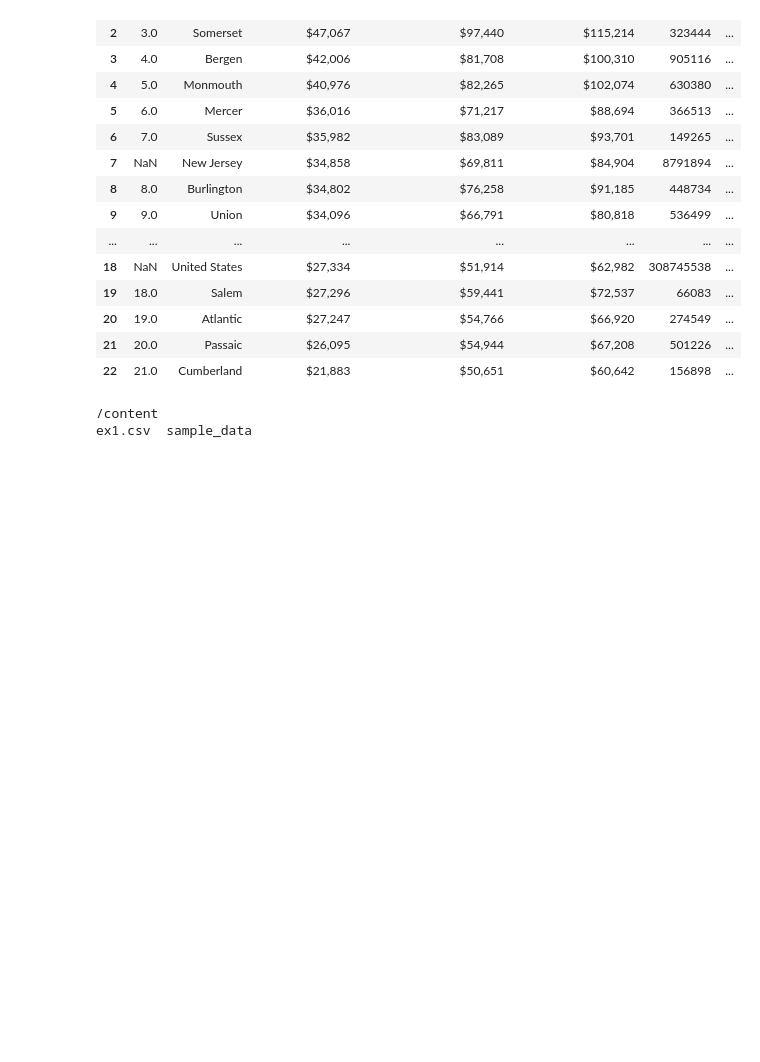
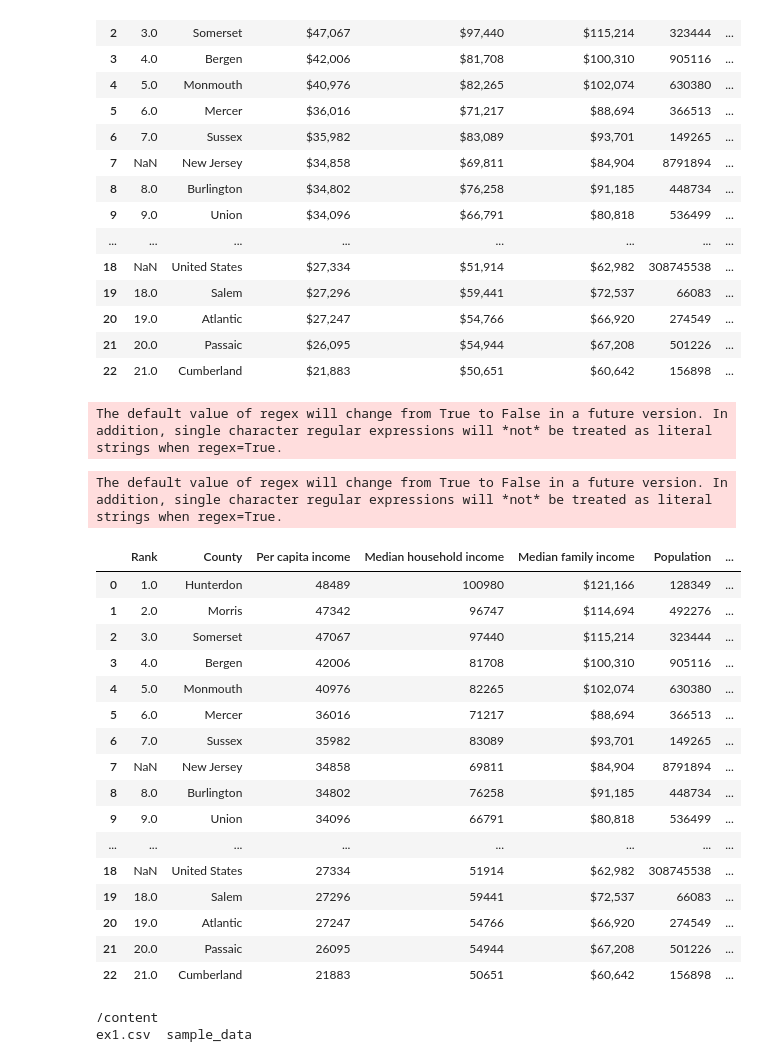
Before and after one commit to jmccahill5/datman, a Jupyter notebook: PS6.ipynb, the cells around one changed output. Cells and saved outputs as stored; diff of their text form; code cells hidden in the pictures; blank space fills up the shorter version.

```diff
--- a/PS6.ipynb
+++ b/PS6.ipynb
@@ -1111,3 +1089,11 @@ Countydat2
 | 20 | 19.0 | Atlantic | $27,247 | $54,766 | $66,920 | 274549 | ... |
 | 21 | 20.0 | Passaic | $26,095 | $54,944 | $67,208 | 501226 | ... |
 | 22 | 21.0 | Cumberland | $21,883 | $50,651 | $60,642 | 156898 | ... |
+# %%
+Countydat2['Median household income']=Countydat2['Median household income'].str.replace('$', '')
+# %% [output]
+The default value of regex will change from True to False in a future version. In addition, single character regular expressions will *not* be treated as literal strings when regex=True.
+# %%
+Countydat2['Per capita income']=Countydat2['Per capita income'].str.replace('$', '')
+# %% [output]
+The default value of regex will change from True to False in a future version. In addition, single character regular expressions will *not* be treated as literal strings when regex=True.
@@ -1114,3 +1104,23 @@ Countydat2
+# %%
+Countydat2
+# %% [output]
+|  | Rank | County | Per capita income | Median household income | Median family income | Population | ... |
+| 0 | 1.0 | Hunterdon | 48489 | 100980 | $121,166 | 128349 | ... |
+| 1 | 2.0 | Morris | 47342 | 96747 | $114,694 | 492276 | ... |
+| 2 | 3.0 | Somerset | 47067 | 97440 | $115,214 | 323444 | ... |
+| 3 | 4.0 | Bergen | 42006 | 81708 | $100,310 | 905116 | ... |
+| 4 | 5.0 | Monmouth | 40976 | 82265 | $102,074 | 630380 | ... |
+| 5 | 6.0 | Mercer | 36016 | 71217 | $88,694 | 366513 | ... |
+| 6 | 7.0 | Sussex | 35982 | 83089 | $93,701 | 149265 | ... |
+| 7 | NaN | New Jersey | 34858 | 69811 | $84,904 | 8791894 | ... |
+| 8 | 8.0 | Burlington | 34802 | 76258 | $91,185 | 448734 | ... |
+| 9 | 9.0 | Union | 34096 | 66791 | $80,818 | 536499 | ... |
+| ... | ... | ... | ... | ... | ... | ... | ... |
+| 18 | NaN | United States | 27334 | 51914 | $62,982 | 308745538 | ... |
+| 19 | 18.0 | Salem | 27296 | 59441 | $72,537 | 66083 | ... |
+| 20 | 19.0 | Atlantic | 27247 | 54766 | $66,920 | 274549 | ... |
+| 21 | 20.0 | Passaic | 26095 | 54944 | $67,208 | 501226 | ... |
+| 22 | 21.0 | Cumberland | 21883 | 50651 | $60,642 | 156898 | ... |
 # %%
 # pull County dataset showing house prices from Zillow
 # source https://www.zillow.com/research/data/
```
Also changed, not shown: parts of 19 cells of this notebook.
